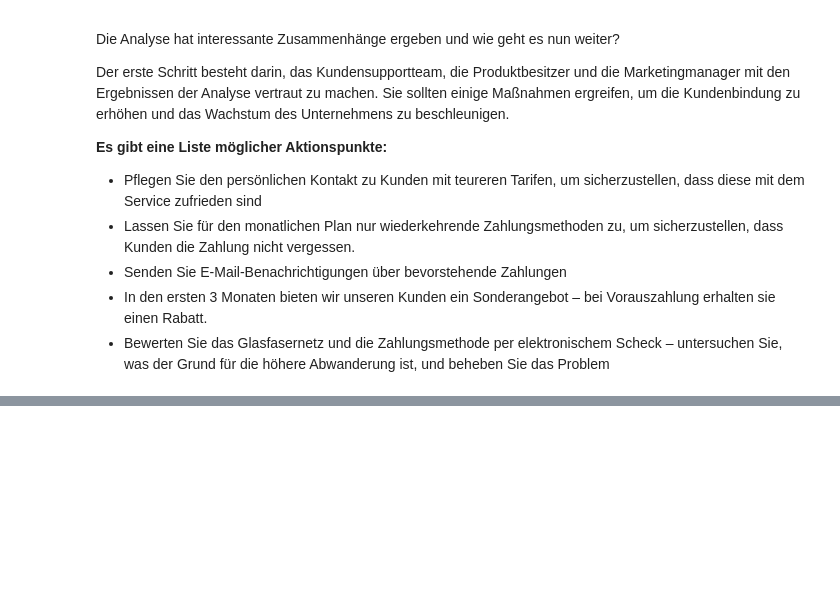
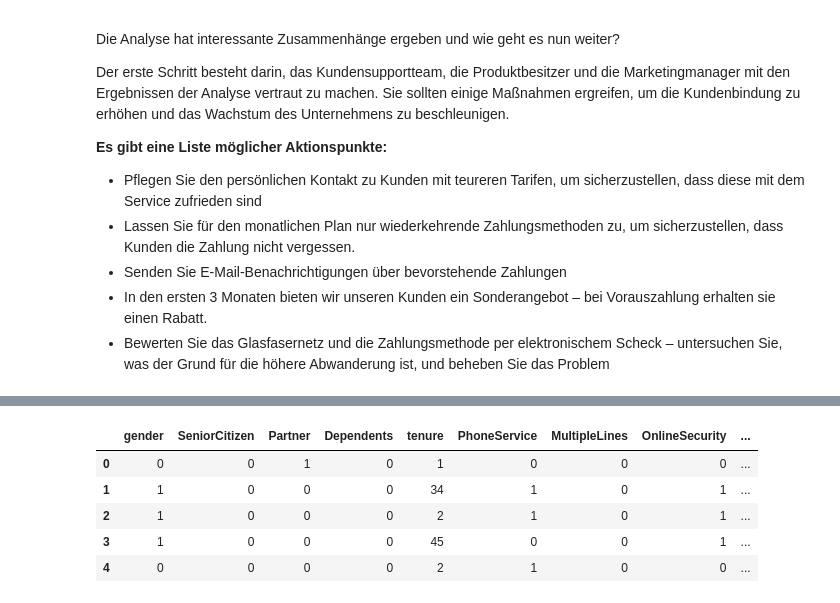
Before and after one commit to awildt01/Predicting-Churn, a Jupyter notebook: churn_dev1.ipynb, the cells around one changed output, grey strips where cells are left out. Saved outputs shown, nothing was run; the diff lists cells and outputs as text; code cells hidden in the pictures; blank space fills up the shorter version.

```diff
--- a/churn_dev1.ipynb
+++ b/churn_dev1.ipynb
@@ -2349,0 +2392,25 @@ Der erste Schritt besteht darin, das Kundensupportteam, die Produktbesitzer und
+# %%
+binary_var = df_clean.nunique()[df_clean.nunique() == 2].keys().tolist()
+num_var = [col for col in df_clean.select_dtypes(['int', 'float']).columns.tolist() if col not in binary_var]
+cat_var = [col for col in df_clean.columns.tolist() if col not in binary_var + num_var]
+
+# criar uma cópia do dataframe
+df_proc = df_clean.copy()
+
+# Label Encoding para as variáveis Binárias
+le = LabelEncoder()
+for i in binary_var:
+    df_proc[i] = le.fit_transform(df_proc[i])
+
+# Encoding para colunas categóricas com múltiplas classes
+df_proc = pd.get_dummies(df_proc, columns=cat_var)
+
+# ver as 5 primeiras entradas do novo dataframe
+df_proc.head()
+# %% [output]
+|  | gender | SeniorCitizen | Partner | Dependents | tenure | PhoneService | MultipleLines | OnlineSecurity | ... |
+| 0 | 0 | 0 | 1 | 0 | 1 | 0 | 0 | 0 | ... |
+| 1 | 1 | 0 | 0 | 0 | 34 | 1 | 0 | 1 | ... |
+| 2 | 1 | 0 | 0 | 0 | 2 | 1 | 0 | 1 | ... |
+| 3 | 1 | 0 | 0 | 0 | 45 | 0 | 0 | 1 | ... |
+| 4 | 0 | 0 | 0 | 0 | 2 | 1 | 0 | 0 | ... |
```
Also changed, not shown: parts of 23 cells of this notebook.
